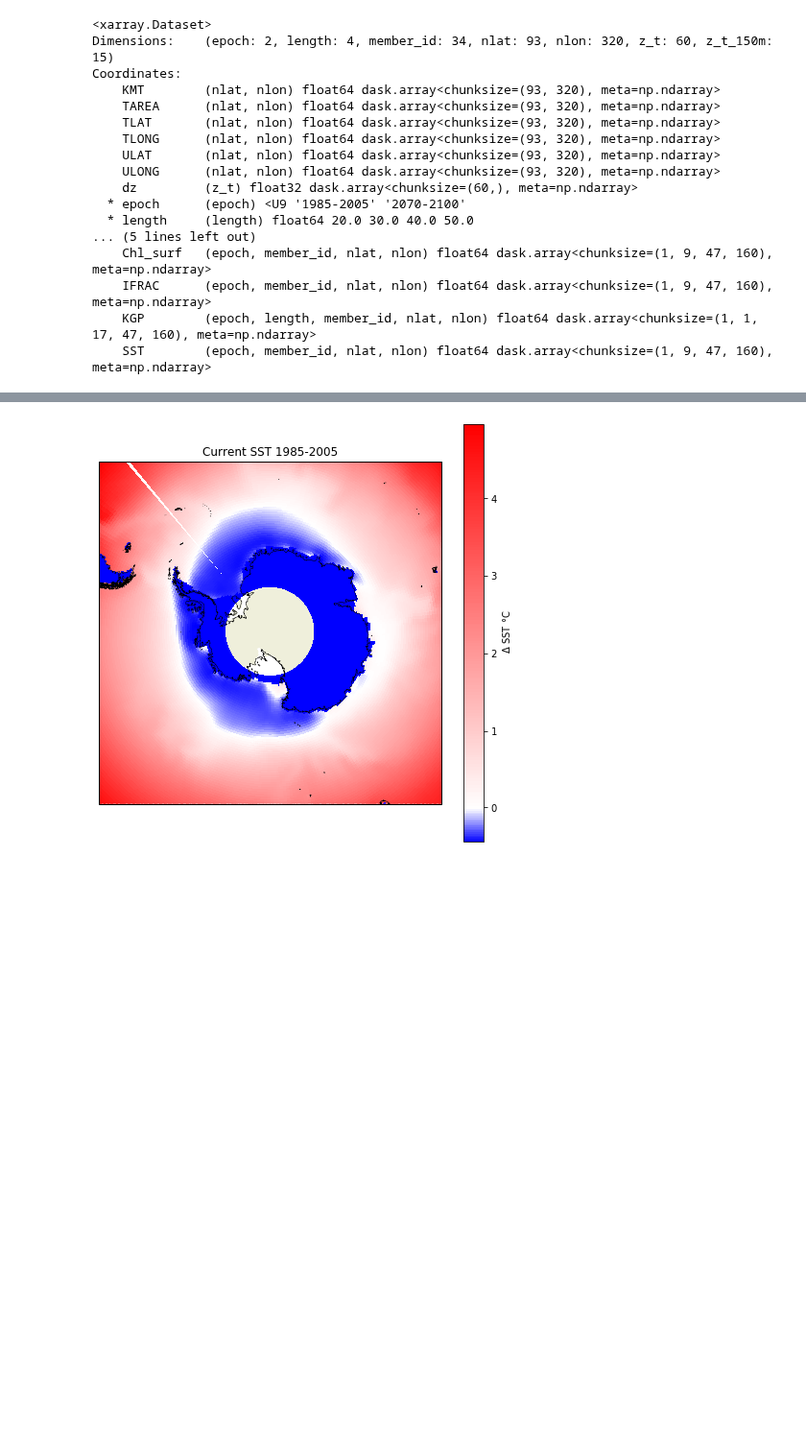
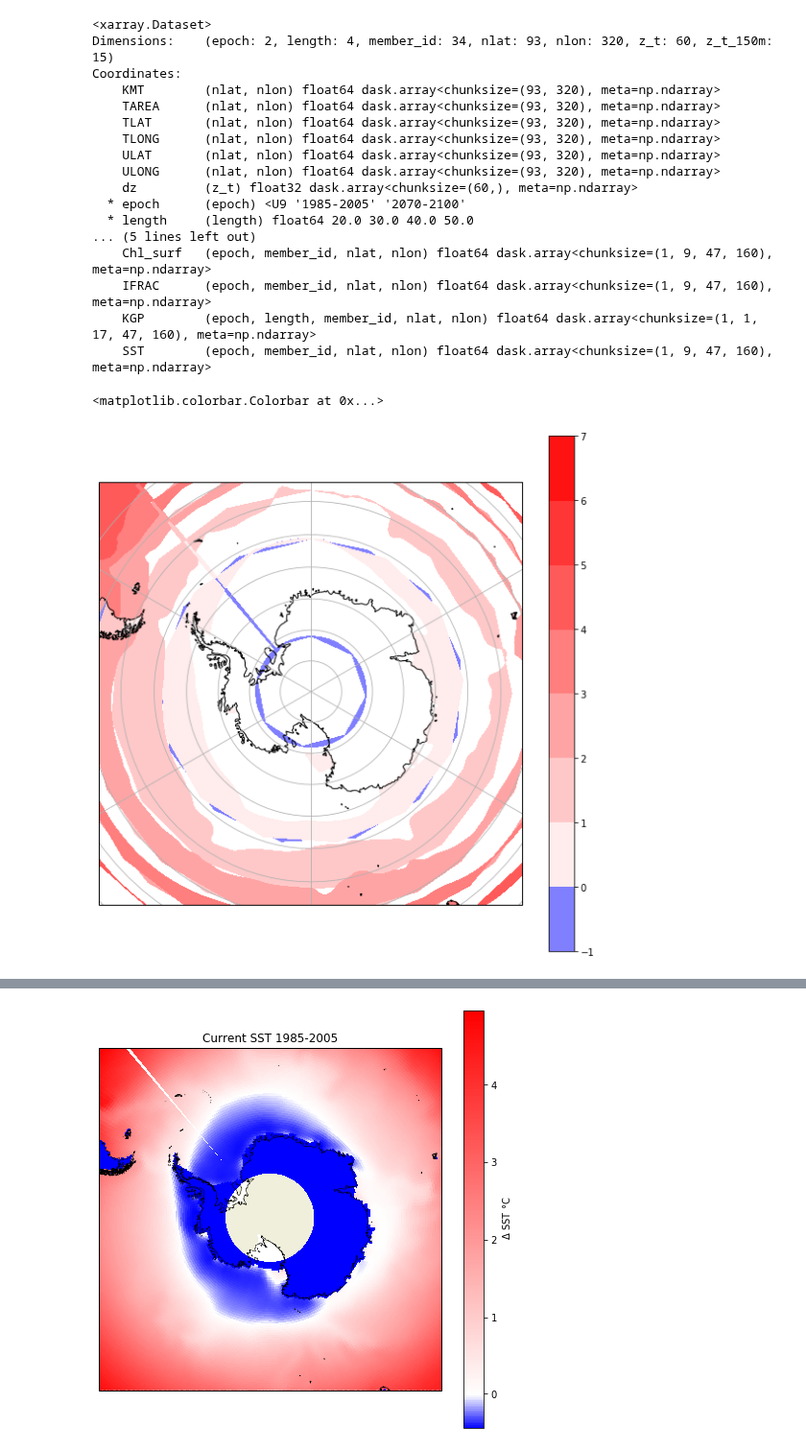
Before and after one commit to Zephyr-Sylvester/krill-cesm-le, a Jupyter notebook: notebooks/EquationValidation.ipynb, the cells around one changed output, grey strips where cells are left out. Shown at 96% size. Saved outputs shown, nothing was run; the diff lists cells and outputs as text; code cells hidden in the pictures; blank space fills up the shorter version.

```diff
--- a/notebooks/EquationValidation.ipynb
+++ b/notebooks/EquationValidation.ipynb
@@ -70,6 +72,24 @@ class MidpointNormalize(colors.Normalize):
         # simple example...
         x, y = [self.vmin, self.midpoint, self.vmax], [0, 0.5, 1]
         return np.ma.masked_array(np.interp(value, x, y))
+# %%
+field = sst_mean.sel(epoch = '1985-2005')
+
+fig = plt.figure(figsize=(10, 10))
+ax = fig.add_subplot(1, 1, 1, projection=ccrs.SouthPolarStereo())
+ax.set_extent([180, -180, -75,  -50], crs=ccrs.PlateCarree())
+
+cf = ax.contourf(lon, lat, field,
+                 cmap='bwr', norm=MidpointNormalize(midpoint=0.),
+                 transform=ccrs.PlateCarree())
+
+ax.coastlines('50m')
+ax.gridlines().n_steps = 90  ## this makes them rounder
+
+fig.colorbar(cf, ax=ax)
+# %% [output]
+<matplotlib.colorbar.Colorbar at 0x...>
+[figure, added]
 # %%
 fig = plt.figure(figsize=(8,8))
 
```
Also changed, not shown: parts of 16 cells of this notebook, 7 other files.
